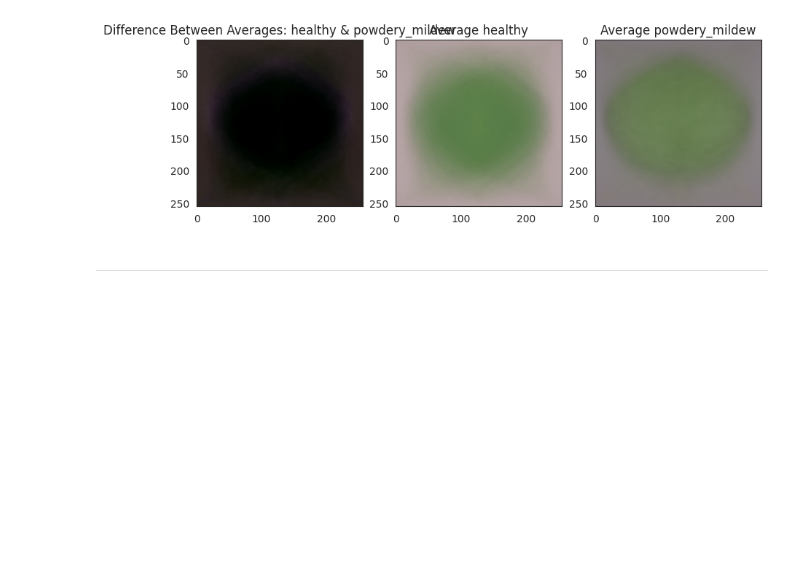
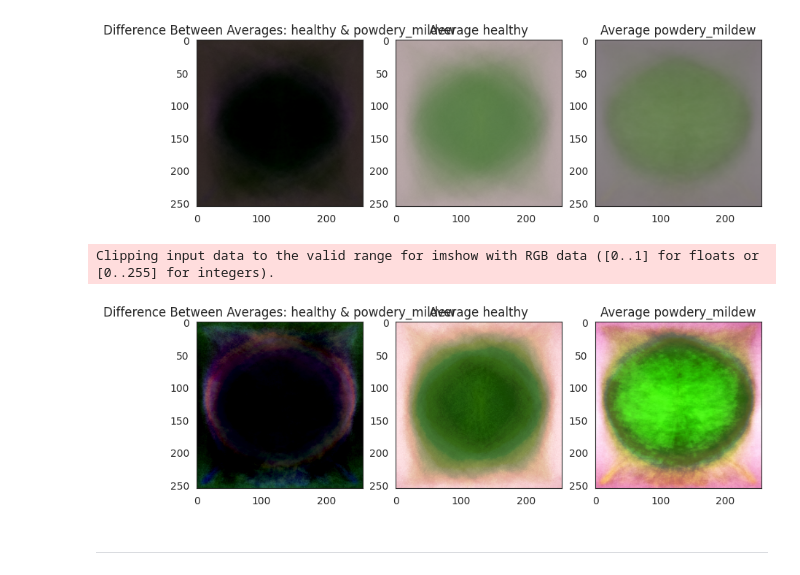
Before and after one commit to jensbrauer/Mildew-Detection-in-Cherry-Leaves, a Jupyter notebook: jupyter_notebooks/03 - DataVisualization.ipynb, the cells around one changed output. Saved outputs shown, nothing was run; the diff lists cells and outputs as text; code cells hidden in the pictures; blank space fills up the shorter version.

Commit message:
Add image montage for heigh contrast

```diff
--- a/jupyter_notebooks/03 - DataVisualization.ipynb
+++ b/jupyter_notebooks/03 - DataVisualization.ipynb
@@ -141,7 +141,7 @@ The output from the cell bellow should be '/workspace/Mildew-Detection-in-Cherry
 # %%
 from tensorflow.keras.preprocessing import image
 
-images_amount = 500
+images_amount = 300
 
 image_array, label_array = np.array([], dtype='int'), np.array([], dtype='object')
 
@@ -227,6 +227,42 @@ plt.show()
 # %% [output]
 Clipping input data to the valid range for imshow with RGB data ([0..1] for floats or [0..255] for integers).
 [figure]
+# %%
+def subset_image_label(image_array,label_array,label):
+    label_array = label_array.reshape(-1,1,1)
+    boolean_mask = np.any(label_array==label,axis=1).reshape(-1)
+    label_img_sample = image_array[boolean_mask]
+    return label_img_sample
+
+boolean_mask = np.any(label_array==label,axis=1).reshape(-1)
+sample_array = image_array[boolean_mask]
+
+
+from skimage import exposure
+
+# calculate mean from label1
+images_healthy = subset_image_label(image_array, label_array, labels[0])
+images_healthy_avg = np.mean(images_healthy, axis=0)
+images_healthy_eq = exposure.equalize_hist(images_healthy_avg)
+
+# calculate mean from label2
+images_powdery_mildew = subset_image_label(image_array, label_array, labels[1])
+images_powdery_mildew_avg = np.mean(images_powdery_mildew, axis=0)
+images_powdery_mildew_eq = exposure.equalize_hist(images_powdery_mildew_avg)
+
+# calculate difference and plot difference, avg label1 and avg label2
+contrast_mean = images_healthy_eq - images_powdery_mildew_eq
+fig, axes = plt.subplots(nrows=1, ncols=3, figsize=figsize)
+axes[0].imshow(contrast_mean, cmap='gray')
+axes[0].set_title(f'Difference Between Averages: {labels[0]} & {labels[1]}')
+axes[1].imshow(images_healthy_eq, cmap='gray')
+axes[1].set_title(f'Average {labels[0]}')
+axes[2].imshow(images_powdery_mildew_eq, cmap='gray')
+axes[2].set_title(f'Average {labels[1]}')
+plt.show()
+# %% [output]
+Clipping input data to the valid range for imshow with RGB data ([0..1] for floats or [0..255] for integers).
+[figure, added]
 # %% [markdown]
 ---
 # %% [markdown]
```
Also changed, not shown: parts of 2 cells of this notebook.
